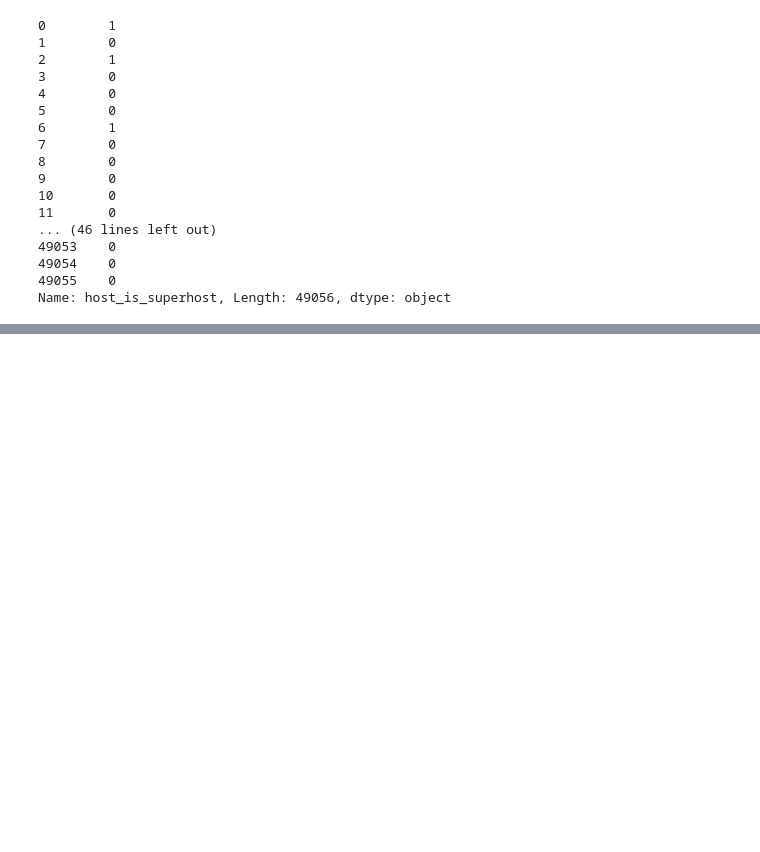
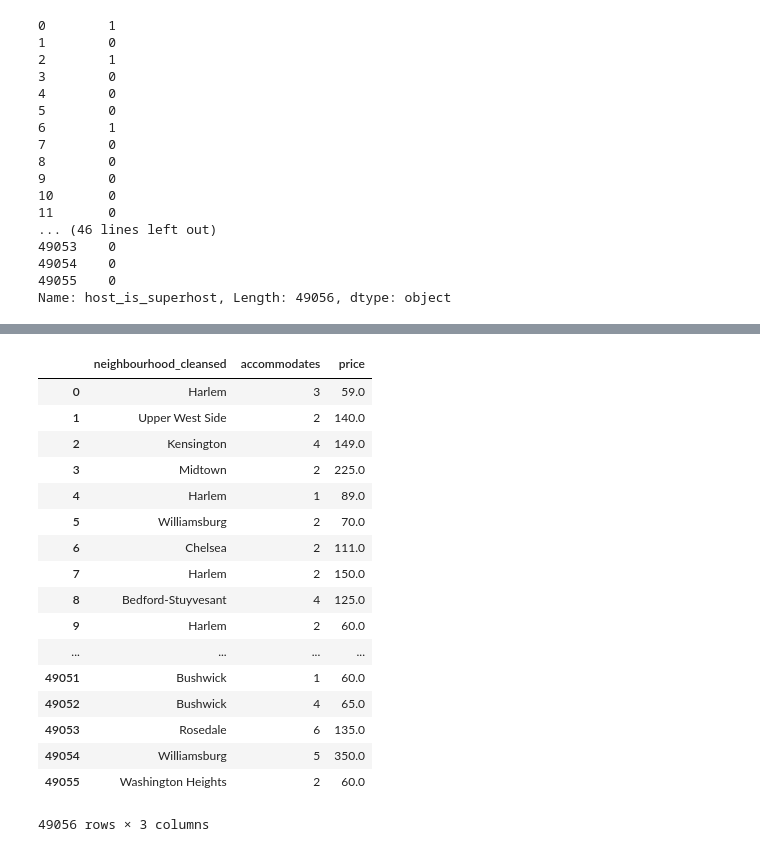
Before and after one commit to TanKenny/AirbnbEstimator, a Jupyter notebook: airbnb.ipynb, the cells around one changed output, grey strips where cells are left out. Drawn from its saved outputs; the diff is of its cells as text; code cells hidden in the pictures; blank space fills up the shorter version.

Commit message:
Analysis with neighbourhood, rooms, price

```diff
--- a/airbnb.ipynb
+++ b/airbnb.ipynb
@@ -228,0 +262,7 @@ Name: host_is_superhost, Length: 49056, dtype: object
+# %%
+# convert column to string
+df['price'] = df['price'].astype(str).str.replace('$', '')
+df['price'] = df['price'].astype(str).str.replace(',', '')
+df['price'] = df['price'].str.strip()
+df['price'] = df['price'].astype(float)
+df['price']
@@ -228,0 +308,22 @@ Name: host_is_superhost, Length: 49056, dtype: object
+# %%
+neighbourhood_cleansed_accommodates_price = df[['neighbourhood_cleansed','accommodates', 'price']]
+neighbourhood_cleansed_accommodates_price
+# %% [output]
+|  | neighbourhood_cleansed | accommodates | price |
+| 0 | Harlem | 3 | 59.0 |
+| 1 | Upper West Side | 2 | 140.0 |
+| 2 | Kensington | 4 | 149.0 |
+| 3 | Midtown | 2 | 225.0 |
+| 4 | Harlem | 1 | 89.0 |
+| 5 | Williamsburg | 2 | 70.0 |
+| 6 | Chelsea | 2 | 111.0 |
+| 7 | Harlem | 2 | 150.0 |
+| 8 | Bedford-Stuyvesant | 4 | 125.0 |
+| 9 | Harlem | 2 | 60.0 |
+| ... | ... | ... | ... |
+| 49051 | Bushwick | 1 | 60.0 |
+| 49052 | Bushwick | 4 | 65.0 |
+| 49053 | Rosedale | 6 | 135.0 |
+| 49054 | Williamsburg | 5 | 350.0 |
+| 49055 | Washington Heights | 2 | 60.0 |
+49056 rows × 3 columns
```
Also changed, not shown: parts of 10 cells of this notebook.
